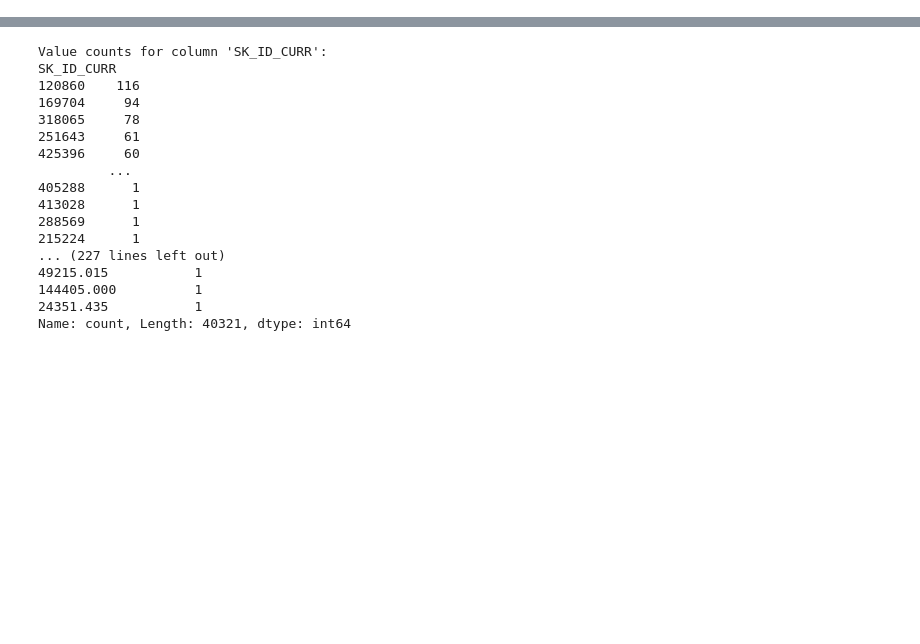
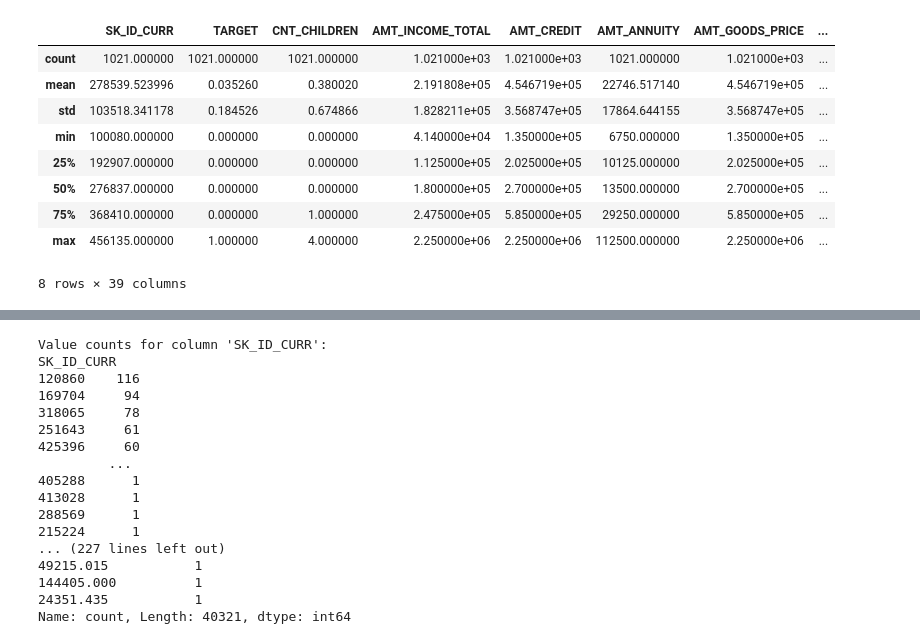
Before and after one commit to callmidrey/Project-4--Group-3, a Jupyter notebook: dataClean.ipynb, the cells around one changed output, grey strips where cells are left out. Saved outputs shown, nothing was run; the diff lists cells and outputs as text; code cells hidden in the pictures; blank space fills up the shorter version.

```diff
--- a/dataClean.ipynb
+++ b/dataClean.ipynb
@@ -2,0 +4,4 @@ import pandas as pd
+# %%
+# read application_train.csv
+train_df = pd.read_csv("Resources/application_train.csv")
+train_df.head()
@@ -2,0 +16,15 @@ import pandas as pd
+# %%
+# unwanted features
+columns=['NAME_TYPE_SUITE', 'REGION_POPULATION_RELATIVE', 'EXT_SOURCE_1', 'EXT_SOURCE_2', 'EXT_SOURCE_3', 'APARTMENTS_AVG',
+         'BASEMENTAREA_AVG', 'YEARS_BEGINEXPLUATATION_AVG', 'YEARS_BUILD_AVG', 'COMMONAREA_AVG', 'ELEVATORS_AVG', 'ENTRANCES_AVG',
+        'FLOORSMAX_AVG', 'FLOORSMIN_AVG', 'LANDAREA_AVG', 'LIVINGAPARTMENTS_AVG', 'LIVINGAREA_AVG', 'NONLIVINGAPARTMENTS_AVG',
+        'NONLIVINGAREA_AVG', 'APARTMENTS_MODE', 'BASEMENTAREA_MODE', 'YEARS_BEGINEXPLUATATION_MODE', 'YEARS_BUILD_MODE', 'COMMONAREA_MODE',
+        'ELEVATORS_MODE', 'ENTRANCES_MODE', 'FLOORSMAX_MODE', 'FLOORSMIN_MODE', 'LANDAREA_MODE', 'LIVINGAPARTMENTS_MODE', 'LIVINGAREA_MODE',
+        'NONLIVINGAPARTMENTS_MODE', 'NONLIVINGAREA_MODE', 'APARTMENTS_MEDI', 'BASEMENTAREA_MEDI', 'YEARS_BEGINEXPLUATATION_MEDI', 'YEARS_BUILD_MEDI',
+        'COMMONAREA_MEDI', 'ELEVATORS_MEDI', 'ENTRANCES_MEDI', 'FLOORSMAX_MEDI', 'FLOORSMIN_MEDI', 'LANDAREA_MEDI', 'LIVINGAPARTMENTS_MEDI', 'LIVINGAREA_MEDI',
+        'NONLIVINGAPARTMENTS_MEDI', 'NONLIVINGAREA_MEDI', 'FONDKAPREMONT_MODE', 'HOUSETYPE_MODE', 'TOTALAREA_MODE', 'WALLSMATERIAL_MODE', 'EMERGENCYSTATE_MODE',
+        'FLAG_DOCUMENT_2', 'FLAG_DOCUMENT_3', 'FLAG_DOCUMENT_4', 'FLAG_DOCUMENT_5', 'FLAG_DOCUMENT_6', 'FLAG_DOCUMENT_7', 'FLAG_DOCUMENT_8', 'FLAG_DOCUMENT_9',
+        'FLAG_DOCUMENT_10', 'FLAG_DOCUMENT_11', 'FLAG_DOCUMENT_12', 'FLAG_DOCUMENT_13', 'FLAG_DOCUMENT_14', 'FLAG_DOCUMENT_15', 'FLAG_DOCUMENT_16',
+        'FLAG_DOCUMENT_17', 'FLAG_DOCUMENT_18', 'FLAG_DOCUMENT_19', 'FLAG_DOCUMENT_20', 'FLAG_DOCUMENT_21' ]
+train_df=train_df.drop(columns=columns, axis=1)
+train_df.shape
@@ -2,0 +38,4 @@ import pandas as pd
+# %%
+#removing total income outliers above 5M
+train_df=train_df[train_df['AMT_INCOME_TOTAL']<=5000000]
+train_df.shape
@@ -2,0 +75,13 @@ import pandas as pd
+# %%
+train_df[train_df.OBS_60_CNT_SOCIAL_CIRCLE.isnull()].describe()
+# %% [output]
+|  | SK_ID_CURR | TARGET | CNT_CHILDREN | AMT_INCOME_TOTAL | AMT_CREDIT | AMT_ANNUITY | AMT_GOODS_PRICE | ... |
+| count | 1021.000000 | 1021.000000 | 1021.000000 | 1.021000e+03 | 1.021000e+03 | 1021.000000 | 1.021000e+03 | ... |
+| mean | 278539.523996 | 0.035260 | 0.380020 | 2.191808e+05 | 4.546719e+05 | 22746.517140 | 4.546719e+05 | ... |
+| std | 103518.341178 | 0.184526 | 0.674866 | 1.828211e+05 | 3.568747e+05 | 17864.644155 | 3.568747e+05 | ... |
+| min | 100080.000000 | 0.000000 | 0.000000 | 4.140000e+04 | 1.350000e+05 | 6750.000000 | 1.350000e+05 | ... |
+| 25% | 192907.000000 | 0.000000 | 0.000000 | 1.125000e+05 | 2.025000e+05 | 10125.000000 | 2.025000e+05 | ... |
+| 50% | 276837.000000 | 0.000000 | 0.000000 | 1.800000e+05 | 2.700000e+05 | 13500.000000 | 2.700000e+05 | ... |
+| 75% | 368410.000000 | 0.000000 | 1.000000 | 2.475000e+05 | 5.850000e+05 | 29250.000000 | 5.850000e+05 | ... |
+| max | 456135.000000 | 1.000000 | 4.000000 | 2.250000e+06 | 2.250000e+06 | 112500.000000 | 2.250000e+06 | ... |
+8 rows × 39 columns
```
Also changed, not shown: parts of 17 cells of this notebook, 3 other files.
